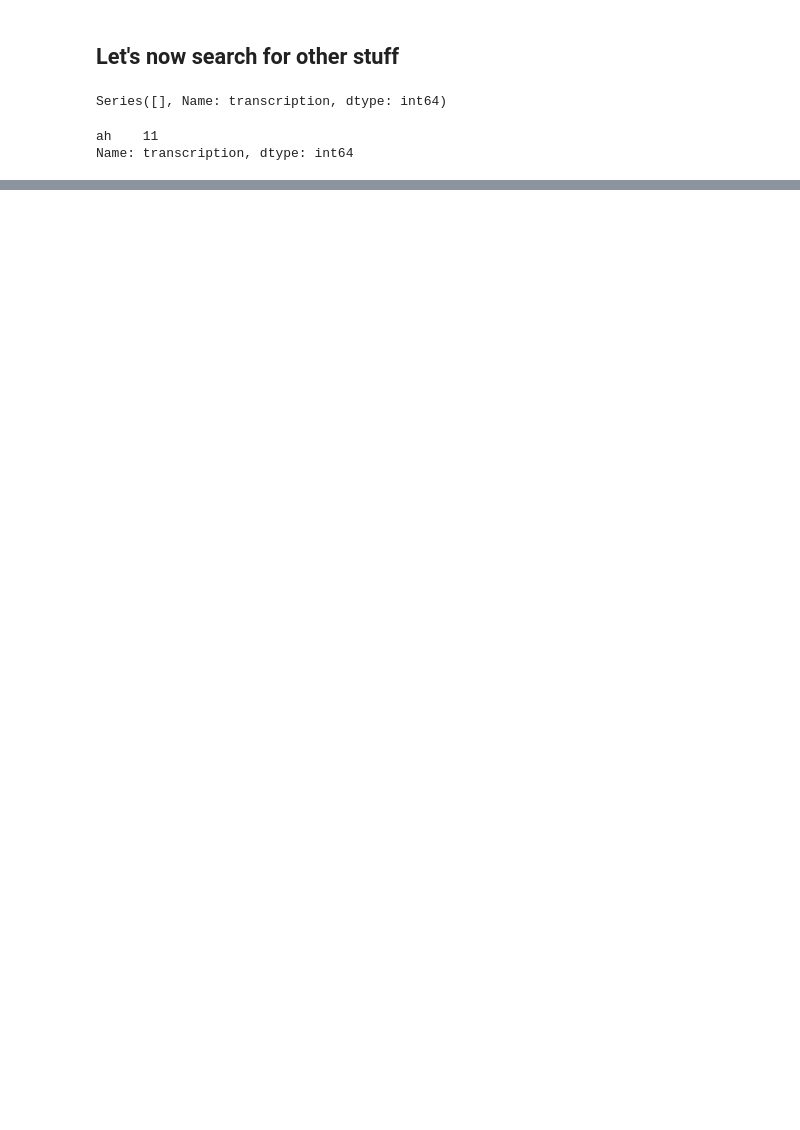
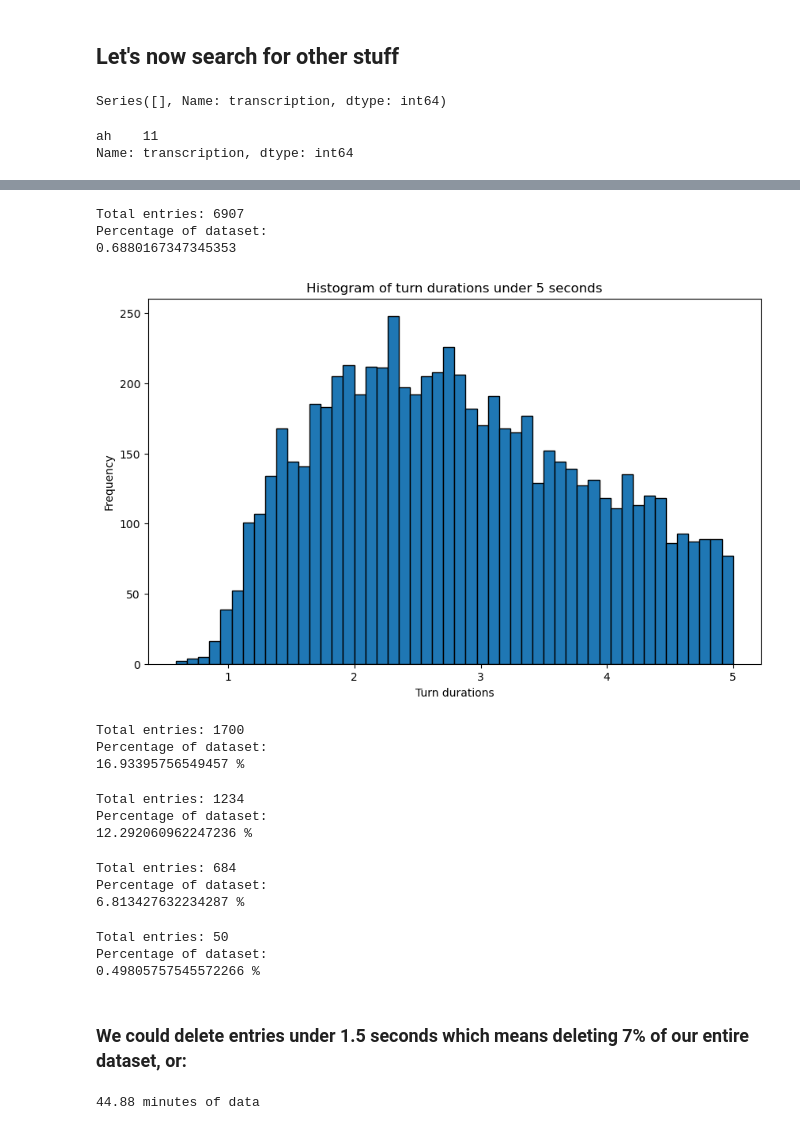
Before and after one commit to nicoloddo/PSYCHE, a Jupyter notebook: Preprocessing/Exploration notebooks/explore_iemocap.ipynb, the cells around one changed output, grey strips where cells are left out. Drawn from its saved outputs; the diff is of its cells as text; code cells hidden in the pictures; blank space fills up the shorter version.

```diff
--- a/Preprocessing/Exploration notebooks/explore_iemocap.ipynb
+++ b/Preprocessing/Exploration notebooks/explore_iemocap.ipynb
@@ -268,0 +422,17 @@ Name: transcription, dtype: int64
+# %%
+under5 = content.loc[content['turn_duration'] < 5]
+print("Total entries:", str(len(under5)))
+print("Percentage of dataset:")
+print(len(under5) / len(content))
+
+plt.figure(figsize=(10,6))
+plt.hist(under5['turn_duration'], bins=50, edgecolor='black')
+plt.title('Histogram of turn durations under 5 seconds')
+plt.xlabel('Turn durations')
+plt.ylabel('Frequency')
+plt.show()
+# %% [output]
+Total entries: 6907
+Percentage of dataset:
+0.6880167347345353
+[figure, added]
@@ -268,0 +445,30 @@ Name: transcription, dtype: int64
+# %%
+subset_maxduration_stats(content, 2)
+# %% [output]
+Total entries: 1700
+Percentage of dataset:
+16.93395756549457 %
+# %%
+subset_maxduration_stats(content, 1.8)
+# %% [output]
+Total entries: 1234
+Percentage of dataset:
+12.292060962247236 %
+# %%
+subset_maxduration_stats(content, 1.5)
+# %% [output]
+Total entries: 684
+Percentage of dataset:
+6.813427632234287 %
+# %%
+subset_maxduration_stats(content, 1)
+# %% [output]
+Total entries: 50
+Percentage of dataset:
+0.49805757545572266 %
+# %% [markdown]
+### We could delete entries under 1.5 seconds which means deleting 7% of our entire dataset, or:
+# %%
+print(str(11 * 0.068 * 60), 'minutes of data')
+# %% [output]
+44.88 minutes of data
```
Also changed, not shown: parts of 30 cells of this notebook, 4 other files.
